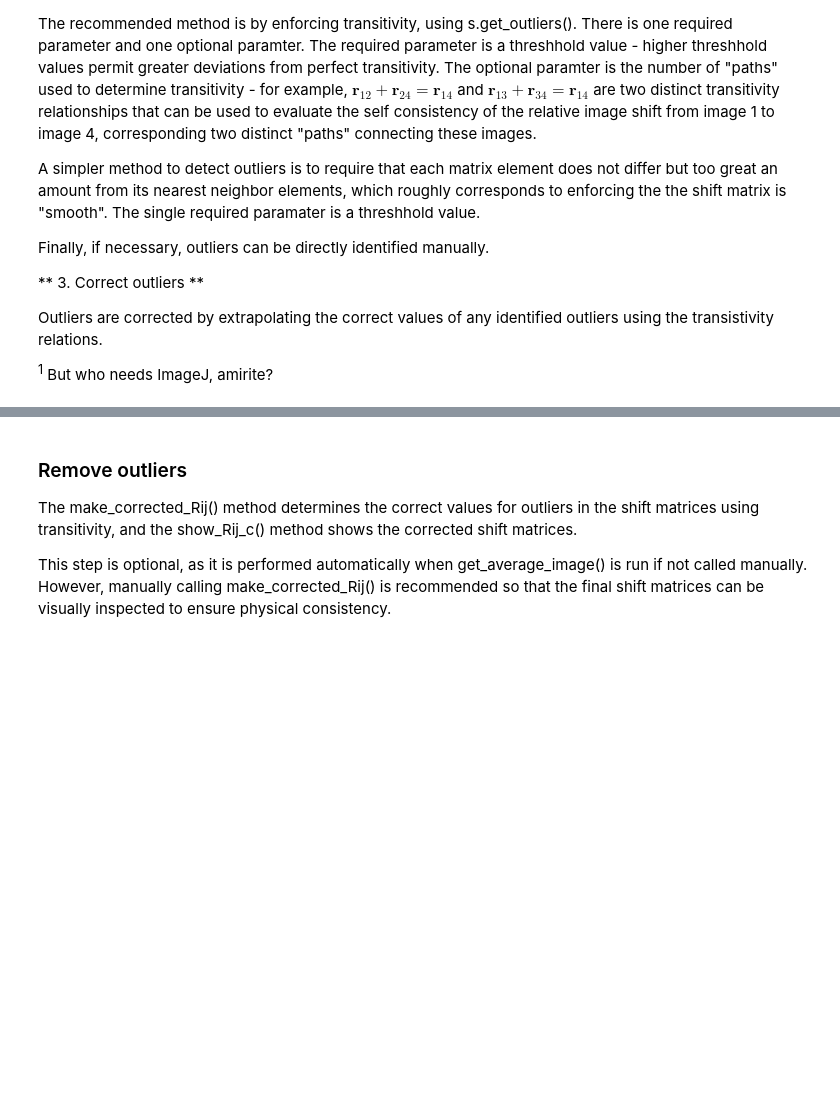
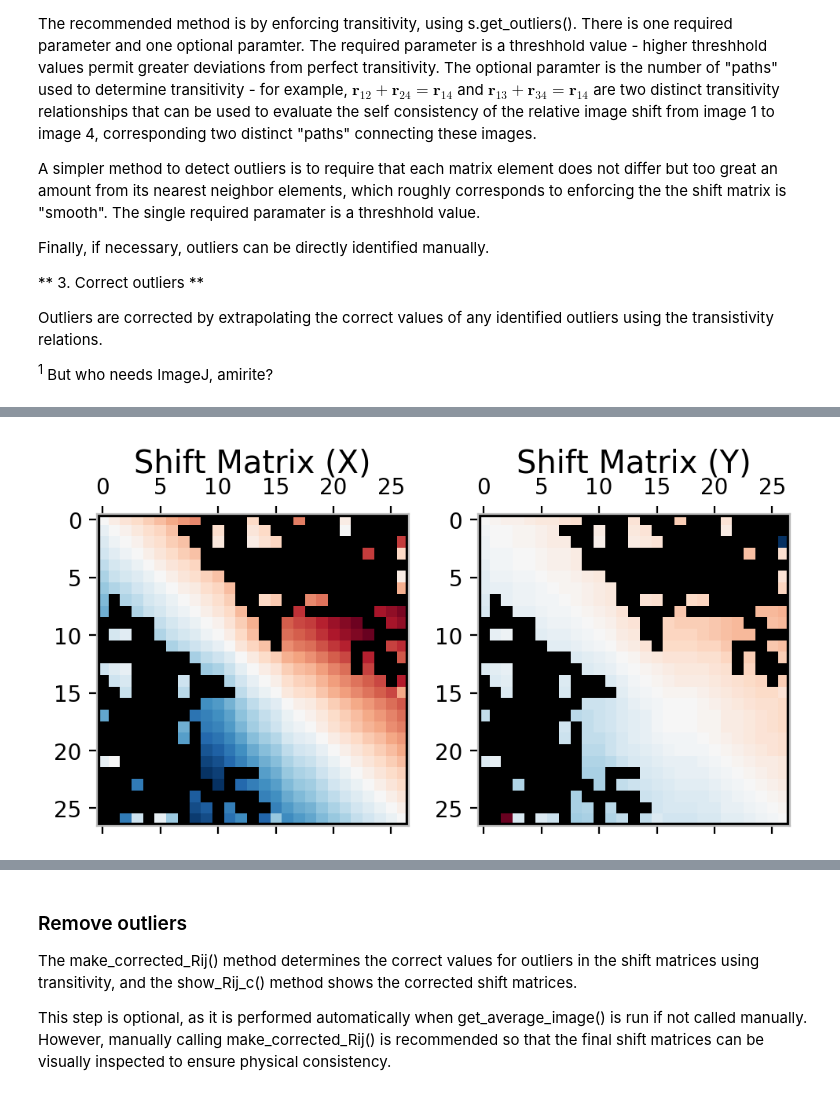
Before and after one commit to bsavitzky/rigidRegistration, a Jupyter notebook: samplefiles/sample3_in-depthWorkflow.ipynb, the cells around one changed output, grey strips where cells are left out. Saved outputs shown, nothing was run; the diff lists cells and outputs as text; code cells hidden in the pictures; blank space fills up the shorter version.

```diff
--- a/samplefiles/sample3_in-depthWorkflow.ipynb
+++ b/samplefiles/sample3_in-depthWorkflow.ipynb
@@ -248 +248,11 @@ s.show_Rij(mask=True)
+# %%
+# Identify outliers using nearest neighbors to enforce "smoothness"
+
+s.set_nz(0,s.nz)                                 # Select a subset of the images to use by setting min/maz useable image indices
+s.get_outliers_NN(max_shift=8)       # Set outlier threshhold and maxpaths
+s.set_bad_images([])                           # Flag entire images (rows/columns of shift matrix) as unuseable
+
+s.show_Rij(mask=True)
+# %% [output]
+[figure, added]
 # %%
```
Also changed, not shown: parts of 7 cells of this notebook, 1 other file.
